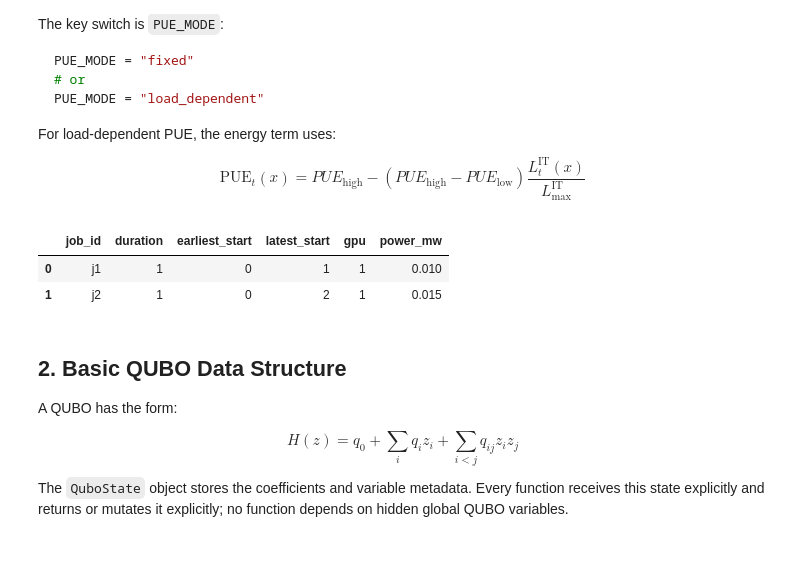
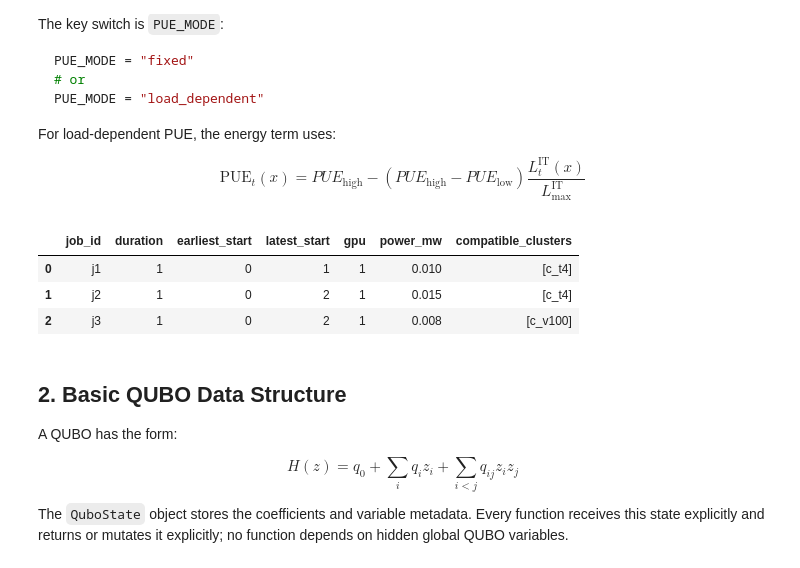
Before and after one commit to jparrado23/data_center_scheduling, a Jupyter notebook: notebooks/13_qubo_step_by_step_formulation.ipynb, the cells around one changed output. Cells and saved outputs as stored; diff of their text form; code cells hidden in the pictures.

```diff
--- a/notebooks/13_qubo_step_by_step_formulation.ipynb
+++ b/notebooks/13_qubo_step_by_step_formulation.ipynb
@@ -38,49 +38,89 @@ $$
 # %%
 from __future__ import annotations
 
+import os
 from dataclasses import dataclass, field
-from itertools import combinations, product
+from itertools import combinations
 from math import ceil, log2
+from pathlib import Path
 
+import matplotlib.pyplot as plt
 import pandas as pd
 
+try:
+    import dimod
+except ImportError:
+    dimod = None
+
+try:
+    from dwave.samplers import SimulatedAnnealingSampler
+except ImportError:
+    SimulatedAnnealingSampler = None
+
 jobs = pd.DataFrame([
-    {"job_id": "j1", "duration": 1, "earliest_start": 0, "latest_start": 1, "gpu": 1, "power_mw": 0.010},
-    {"job_id": "j2", "duration": 1, "earliest_start": 0, "latest_start": 2, "gpu": 1, "power_mw": 0.015},
+    {
+        "job_id": "j1",
+        "duration": 1,
+        "earliest_start": 0,
+        "latest_start": 1,
+        "gpu": 1,
+        "power_mw": 0.010,
+        "compatible_clusters": ["c_t4"],
+    },
+    {
+        "job_id": "j2",
+        "duration": 1,
+        "earliest_start": 0,
+        "latest_start": 2,
+        "gpu": 1,
+        "power_mw": 0.015,
+        "compatible_clusters": ["c_t4"],
+    },
+    {
+        "job_id": "j3",
+        "duration": 1,
+        "earliest_start": 0,
+        "latest_start": 2,
+        "gpu": 1,
+        "power_mw": 0.008,
+        "compatible_clusters": ["c_v100"],
+    },
 ])
 
 clusters = pd.DataFrame([
-    {"cluster_id": "c1", "gpu_capacity": 2},
+    {"cluster_id": "c_t4", "gpu_capacity": 1},
+    {"cluster_id": "c_v100", "gpu_capacity": 1},
 ])
 
 hours = [0, 1, 2]
 delta_t = 1.0
 
 # Effective price already represents the simplified QUBO view of energy timing.
 price = {0: 30.0, 1: 100.0, 2: 40.0}
 
 # PUE mode: "fixed" or "load_dependent".
 PUE_MODE = "fixed"
 
 # Fixed/exogenous PUE profile.
 pue = {0: 1.20, 1: 1.20, 2: 1.20}
 
 # Load-dependent PUE calibration.
 pue_high = 1.35
 pue_low = 1.15
 it_load_max = jobs["power_mw"].sum()
 
 weights = {
     "assignment": 200.0,
     "gpu_capacity": 80.0,
-    "peak": 1.0,
+    "peak": 5000.0,
 }
 
 jobs
 # %% [output]
-|  | job_id | duration | earliest_start | latest_start | gpu | power_mw |
-| 0 | j1 | 1 | 0 | 1 | 1 | 0.010 |
-| 1 | j2 | 1 | 0 | 2 | 1 | 0.015 |
+|  | job_id | duration | earliest_start | latest_start | gpu | power_mw | compatible_clusters |
+| 0 | j1 | 1 | 0 | 1 | 1 | 0.010 | [c_t4] |
+| 1 | j2 | 1 | 0 | 2 | 1 | 0.015 | [c_t4] |
+| 2 | j3 | 1 | 0 | 2 | 1 | 0.008 | [c_v100] |
 # %% [markdown]
 ## 2. Basic QUBO Data Structure
 
```
Also changed, not shown: parts of 41 cells of this notebook, 3 other files.
